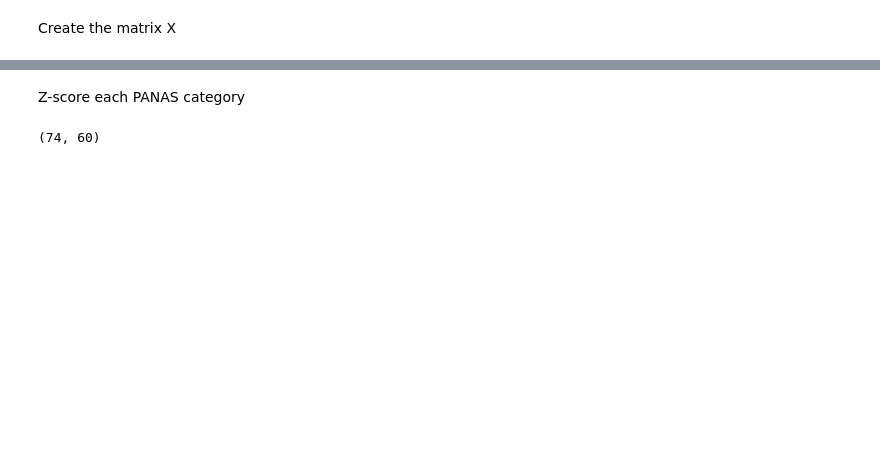
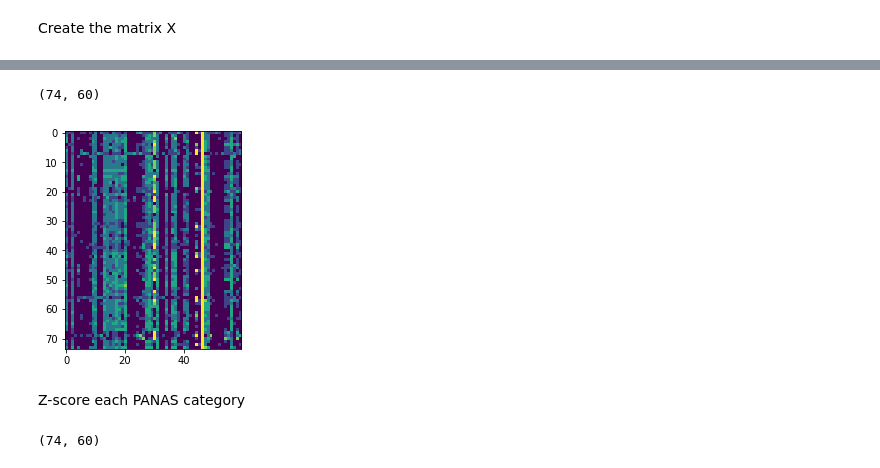
Before and after one commit to calebgeniesse/caffeine-mapper, a Jupyter notebook: PCA_metadata.ipynb, the cells around one changed output, grey strips where cells are left out. Drawn from its saved outputs; the diff is of its cells as text; code cells hidden in the pictures; blank space fills up the shorter version.

```diff
--- a/PCA_metadata.ipynb
+++ b/PCA_metadata.ipynb
@@ -63,7 +61,13 @@ Remove scan sessions with all zero PANAS scores, or PANAS categories with all ze
 # %%
-X1 = np.array([scan for scan in X if np.any(scan)])
-X2 = np.array([cat for cat in X1.T if np.any(cat)]).T
+#X1 = np.array([scan for scan in X if np.any(scan)])
+#X2 = np.array([cat for cat in X1.T if np.any(cat)]).T
+sessions = df_panas.any(axis=1)
+categories = df_panas.any(axis=0)
 
+df_panas_clean = df_panas.loc[sessions, categories]
+X2 = df_panas_clean.values
+
+print(X2.shape)
 plt.close('all')
 plt.imshow(X2,vmin=0,vmax=5)
 plt.show()
@@ -73,3 +75,5 @@ plt.show()
+(74, 60)
+[figure, added]
 # %% [markdown]
 Z-score each PANAS category
 # %%
```
Also changed, not shown: parts of 34 cells of this notebook.
